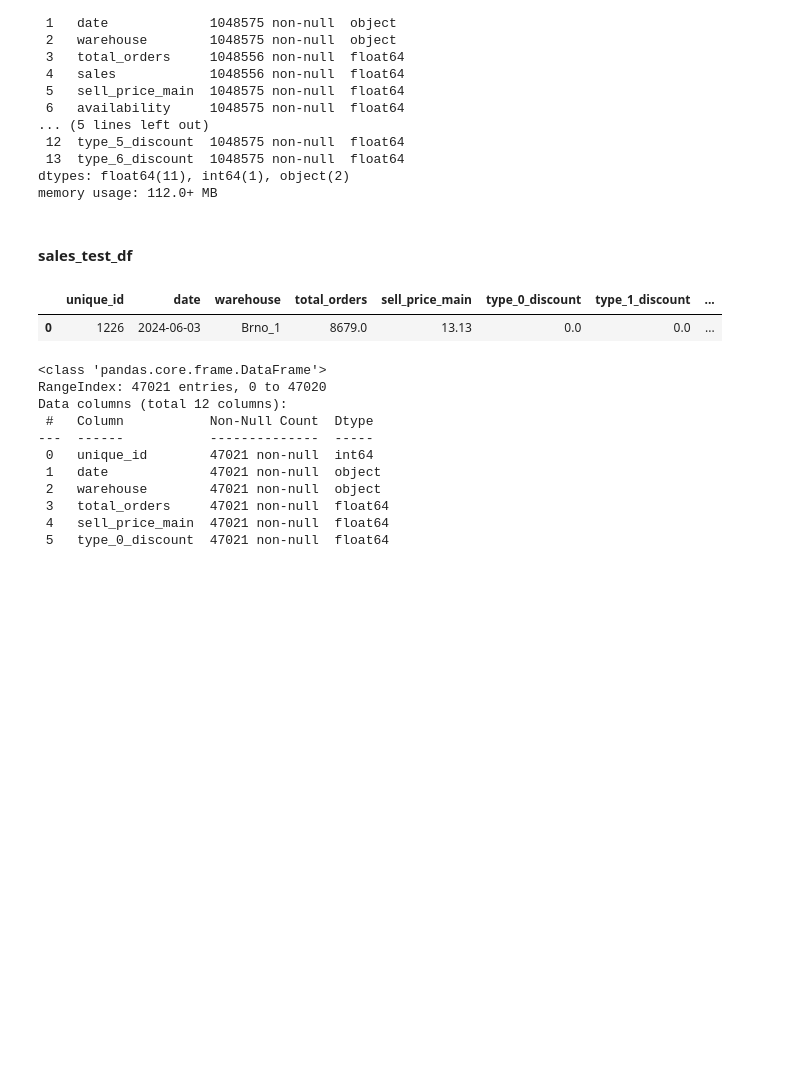
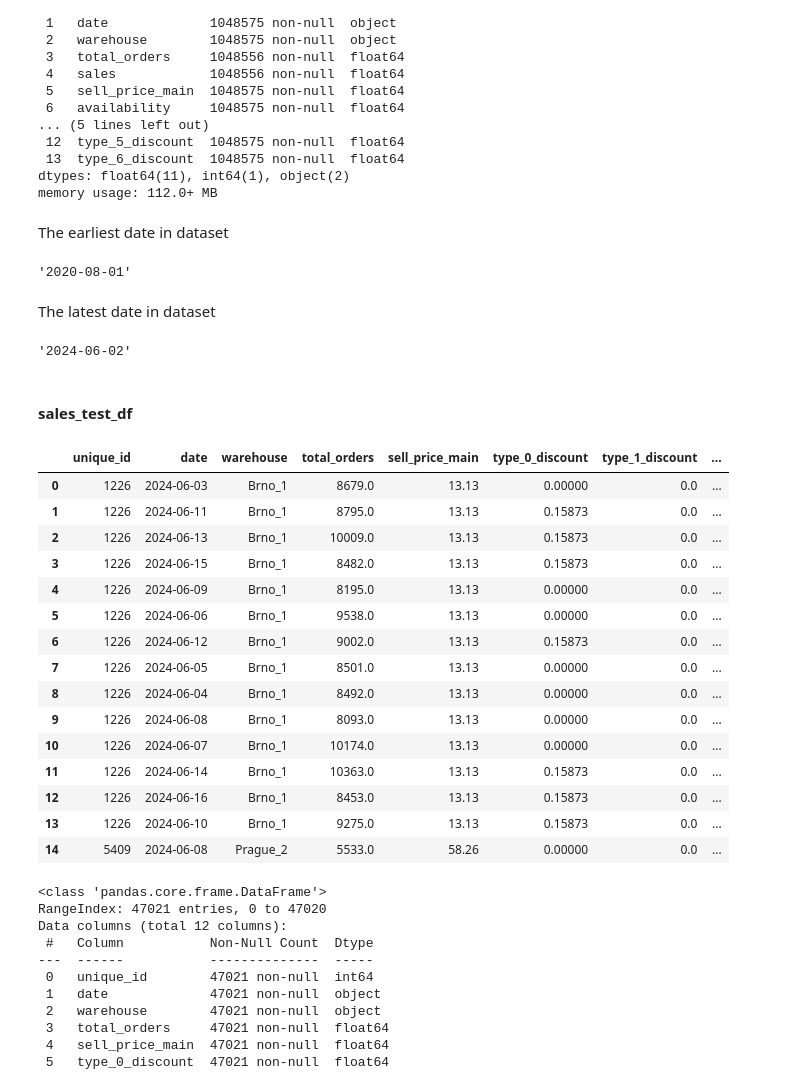
Before and after one commit to lmacakova/PFDA, a Jupyter notebook: pfda_project/project.ipynb, the cells around one changed output. Saved outputs shown, nothing was run; the diff lists cells and outputs as text; code cells hidden in the pictures; blank space fills up the shorter version.

```diff
--- a/pfda_project/project.ipynb
+++ b/pfda_project/project.ipynb
@@ -135,13 +145,39 @@ Data columns (total 14 columns):
  13  type_6_discount  1048575 non-null  float64
 dtypes: float64(11), int64(1), object(2)
 memory usage: 112.0+ MB
+# %% [markdown]
+The earliest date in dataset
+# %%
+sales_train_df.date.min()
+# %% [output]
+'2020-08-01'
+# %% [markdown]
+The latest date in dataset
+# %%
+sales_train_df.date.max()
+# %% [output]
+'2024-06-02'
 # %% [markdown]
 #### sales_test_df
 # %%
-sales_test_df.head(1)
+sales_test_df.head(15)
 # %% [output]
 |  | unique_id | date | warehouse | total_orders | sell_price_main | type_0_discount | type_1_discount | ... |
-| 0 | 1226 | 2024-06-03 | Brno_1 | 8679.0 | 13.13 | 0.0 | 0.0 | ... |
+| 0 | 1226 | 2024-06-03 | Brno_1 | 8679.0 | 13.13 | 0.00000 | 0.0 | ... |
+| 1 | 1226 | 2024-06-11 | Brno_1 | 8795.0 | 13.13 | 0.15873 | 0.0 | ... |
+| 2 | 1226 | 2024-06-13 | Brno_1 | 10009.0 | 13.13 | 0.15873 | 0.0 | ... |
+| 3 | 1226 | 2024-06-15 | Brno_1 | 8482.0 | 13.13 | 0.15873 | 0.0 | ... |
+| 4 | 1226 | 2024-06-09 | Brno_1 | 8195.0 | 13.13 | 0.00000 | 0.0 | ... |
+| 5 | 1226 | 2024-06-06 | Brno_1 | 9538.0 | 13.13 | 0.00000 | 0.0 | ... |
+| 6 | 1226 | 2024-06-12 | Brno_1 | 9002.0 | 13.13 | 0.15873 | 0.0 | ... |
+| 7 | 1226 | 2024-06-05 | Brno_1 | 8501.0 | 13.13 | 0.00000 | 0.0 | ... |
+| 8 | 1226 | 2024-06-04 | Brno_1 | 8492.0 | 13.13 | 0.00000 | 0.0 | ... |
+| 9 | 1226 | 2024-06-08 | Brno_1 | 8093.0 | 13.13 | 0.00000 | 0.0 | ... |
+| 10 | 1226 | 2024-06-07 | Brno_1 | 10174.0 | 13.13 | 0.00000 | 0.0 | ... |
+| 11 | 1226 | 2024-06-14 | Brno_1 | 10363.0 | 13.13 | 0.15873 | 0.0 | ... |
+| 12 | 1226 | 2024-06-16 | Brno_1 | 8453.0 | 13.13 | 0.15873 | 0.0 | ... |
+| 13 | 1226 | 2024-06-10 | Brno_1 | 9275.0 | 13.13 | 0.15873 | 0.0 | ... |
+| 14 | 5409 | 2024-06-08 | Prague_2 | 5533.0 | 58.26 | 0.00000 | 0.0 | ... |
 # %%
 sales_test_df.info()
 # %% [output]
```
Also changed, not shown: parts of 42 cells of this notebook.
